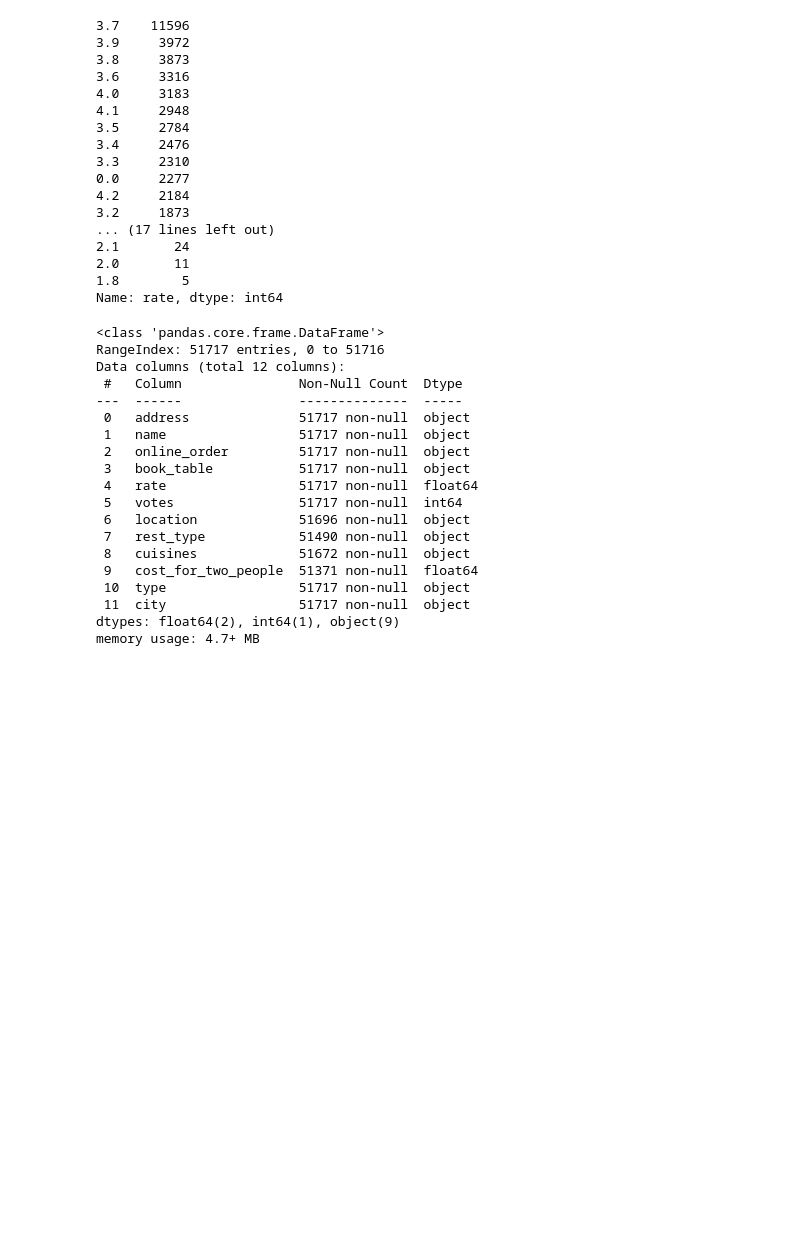
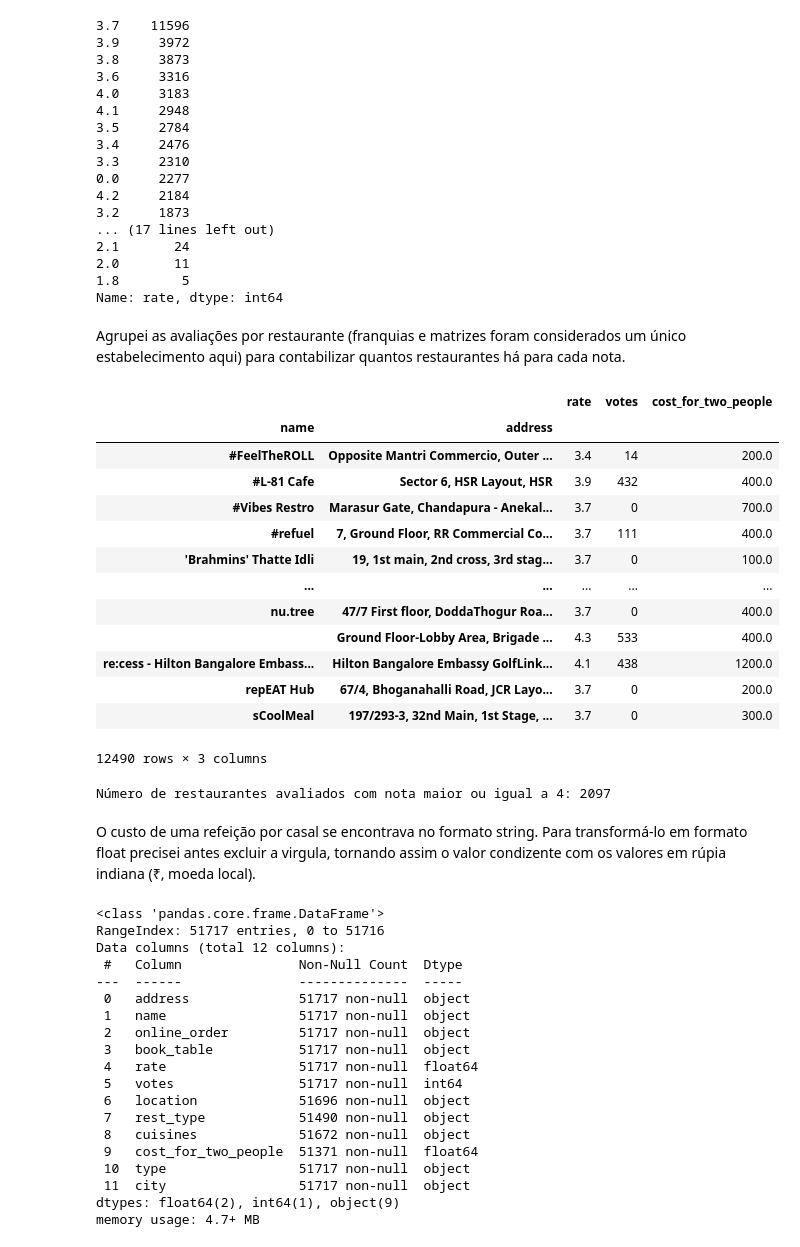
Before and after one commit to kabianca/zomato-rates-review, a Jupyter notebook: Projeto 6 - Laboratoria - Zomato - Análise Exploratoria.ipynb, the cells around one changed output. Saved outputs shown, nothing was run; the diff lists cells and outputs as text; code cells hidden in the pictures; blank space fills up the shorter version.

```diff
--- a/Projeto 6 - Laboratoria - Zomato - Análise Exploratoria.ipynb
+++ b/Projeto 6 - Laboratoria - Zomato - Análise Exploratoria.ipynb
@@ -269,6 +278,34 @@ df1['rate'].value_counts().sort_values(ascending=False)
 2.0       11
 1.8        5
 Name: rate, dtype: int64
+# %% [markdown]
+Agrupei as avaliações por restaurante (franquias e matrizes foram considerados um único estabelecimento aqui) para contabilizar quantos restaurantes há para cada nota.
+# %%
+grouped = df1.groupby(['name', 'address'])
+zomato = grouped.agg({'rate' : pd.Series.mean, 'votes' : pd.Series.sum, 'cost_for_two_people' : pd.Series.mean})
+# zomato.reset_index(inplace = True)
+zomato
+# %% [output]
+|  |  | rate | votes | cost_for_two_people |
+| name | address |  |  |  |
+| #FeelTheROLL | Opposite Mantri Commercio, Outer ... | 3.4 | 14 | 200.0 |
+| #L-81 Cafe | Sector 6, HSR Layout, HSR | 3.9 | 432 | 400.0 |
+| #Vibes Restro | Marasur Gate, Chandapura - Anekal... | 3.7 | 0 | 700.0 |
+| #refuel | 7, Ground Floor, RR Commercial Co... | 3.7 | 111 | 400.0 |
+| 'Brahmins' Thatte Idli | 19, 1st main, 2nd cross, 3rd stag... | 3.7 | 0 | 100.0 |
+| ... | ... | ... | ... | ... |
+| nu.tree | 47/7 First floor, DoddaThogur Roa... | 3.7 | 0 | 400.0 |
+|  | Ground Floor-Lobby Area, Brigade ... | 4.3 | 533 | 400.0 |
+| re:cess - Hilton Bangalore Embass... | Hilton Bangalore Embassy GolfLink... | 4.1 | 438 | 1200.0 |
+| repEAT Hub | 67/4, Bhoganahalli Road, JCR Layo... | 3.7 | 0 | 200.0 |
+| sCoolMeal | 197/293-3, 32nd Main, 1st Stage, ... | 3.7 | 0 | 300.0 |
+12490 rows × 3 columns
+# %%
+print("Número de restaurantes avaliados com nota maior ou igual a 4: {}".format(df1.query("rate >= 4")['address'].nunique()))
+# %% [output]
+Número de restaurantes avaliados com nota maior ou igual a 4: 2097
+# %% [markdown]
+O custo de uma refeição por casal se encontrava no formato string. Para transformá-lo em formato float precisei antes excluir a virgula, tornando assim o valor condizente com os valores em rúpia indiana (₹, moeda local).
 # %%
 # Alterando o tipo da coluna 'cost_for_to_people' para float, mas antes substituí a vígula por ponto.
 
```
Also changed, not shown: parts of 26 cells of this notebook.
